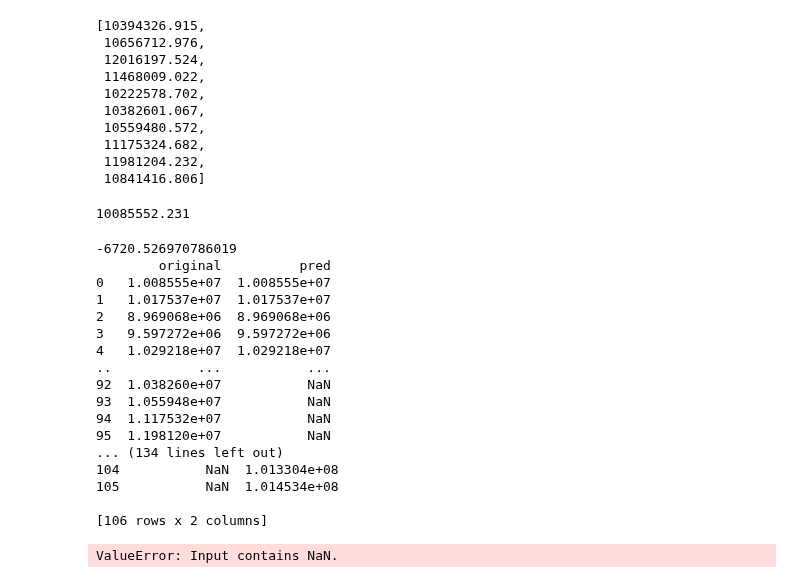
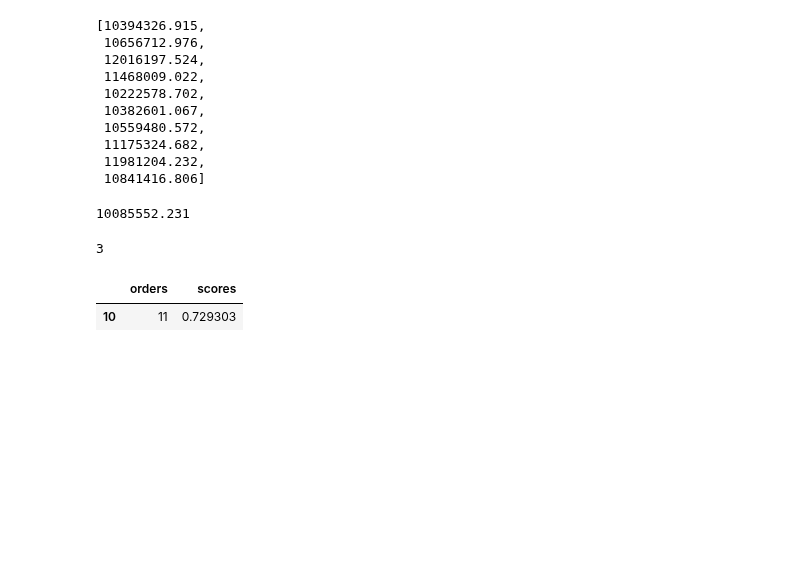
Before and after one commit to tomashbk/electric_energy_demand_argentina, a Jupyter notebook: AR.ipynb, the cells around one changed output. Cells and saved outputs as stored; diff of their text form; code cells hidden in the pictures; blank space fills up the shorter version.

```diff
--- a/AR.ipynb
+++ b/AR.ipynb
@@ -185,59 +190,54 @@ test
 df_time_series['demand_MWh'].values[0]
 # %% [output]
 10085552.231
+# %%
+len(list(df_time_series['demand_MWh'])[:-10])
+# %% [output]
+3
 # %%
 def evaluate(order):
     train = list(differenced_data['demand_MWh'])[:-10]
     test = list(df_time_series['demand_MWh'])[-10:]
     coefficients, sigma = yule_walker(train, order = order)
     # Make a list of differenced values
     val_list = list(train)
     # Reverse the list to corresponds with the order of coefs
     val_list.reverse()
     # Define the number of years to predict
     n_steps = 10
     # For each year to predict
     for i in range(n_steps):
         # Compute the new value
         new_val = 0
         for j in range(len(coefficients)):
             new_val += coefficients[j] * val_list[j]
         # Insert the new value at the beginning of the list
         val_list.insert(0, new_val)
-        print(new_val)
         # Redo the reverse to have the order of time
-        val_list.reverse()
-        # Undo the differencing with a cumsum
-        val_list = [df_time_series['demand_MWh'].values[0]] + val_list
-        new_val_list = pd.Series(val_list).cumsum()
-        # Plot the newly obtained list
-        validation = pd.DataFrame({
-            'original': df_time_series['demand_MWh'].reset_index(drop=True),
-            'pred': new_val_list })
-        print(validation)
+    val_list.reverse()
+    # Undo the differencing with a cumsum
+    val_list = [df_time_series['demand_MWh'][0]] + val_list
+    new_val_list = pd.Series(val_list).cumsum()
+    # Plot the newly obtained list
+    validation = pd.DataFrame({
+        'original': df_time_series['demand_MWh'].reset_index(drop=True),
+        'pred': new_val_list })
     return r2_score(validation.iloc[-10:, 0], validation.iloc[-10:, 1])
 # For each order between 1 and 30, fit and evaluate the model
 orders = []
 r2scores = []
 for order in range(1, 31):
     orders.append(order)
     r2scores.append(evaluate(order))
+# Create a results data frame
+results =pd.DataFrame(
+    {
+        'orders': orders,
+        'scores': r2scores
+    }
+)
+# Show the order with best R2 score
+results[results['scores'] == results.max()['scores']]
 # %% [output]
--6720.526970786019
-        original          pred
-0   1.008555e+07  1.008555e+07
-1   1.017537e+07  1.017537e+07
-2   8.969068e+06  8.969068e+06
-3   9.597272e+06  9.597272e+06
-4   1.029218e+07  1.029218e+07
-..           ...           ...
-92  1.038260e+07           NaN
-93  1.055948e+07           NaN
-94  1.117532e+07           NaN
-95  1.198120e+07           NaN
-... (134 lines left out)
-104           NaN  1.013304e+08
-105           NaN  1.014534e+08
-
-[106 rows x 2 columns]
-ValueError: Input contains NaN.
+|  | orders | scores |
+| 10 | 11 | 0.729303 |
```
Also changed, not shown: parts of 3 cells of this notebook, 1 other file.
